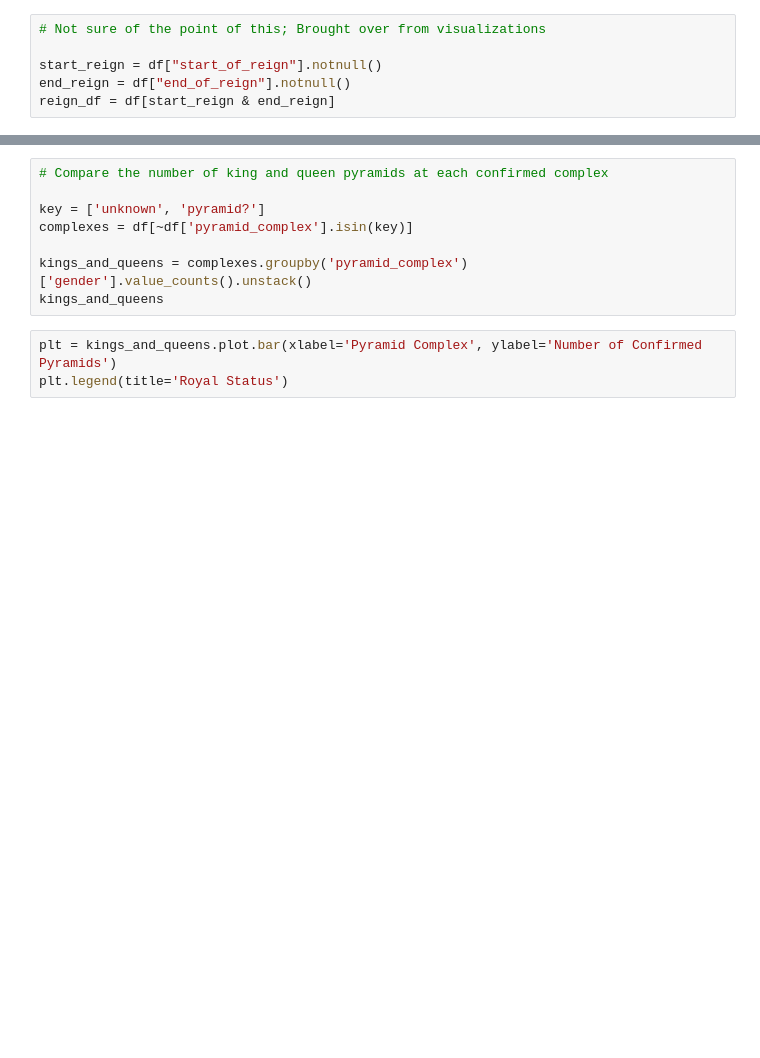
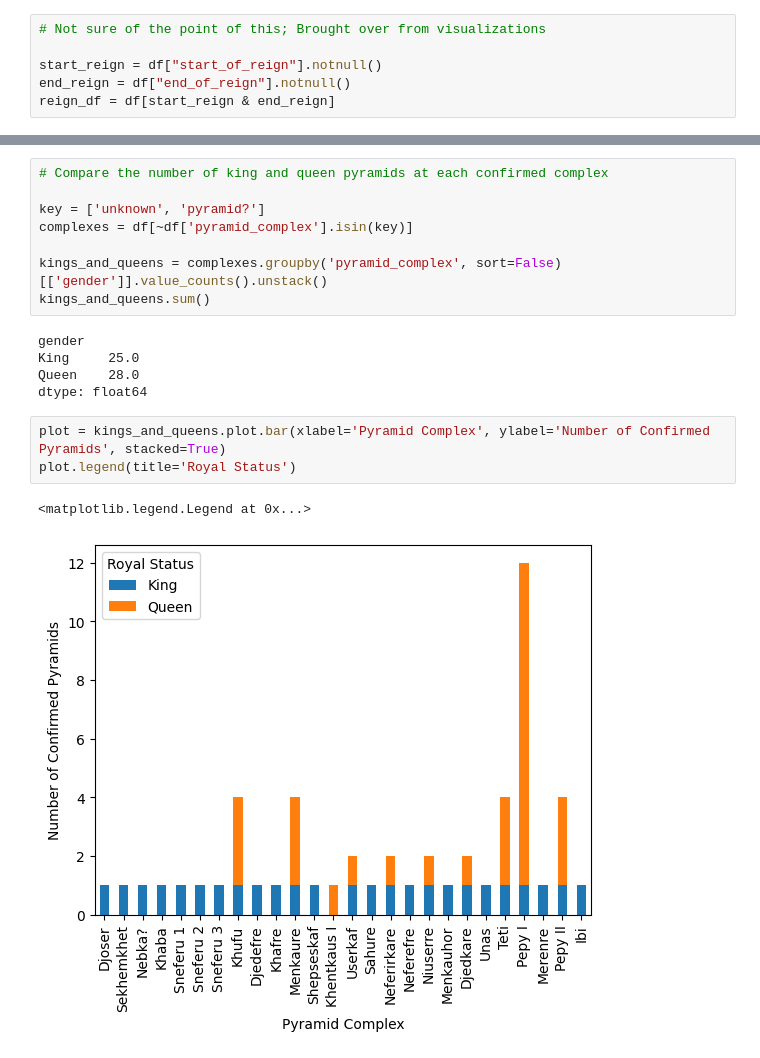
Before and after one commit to brown-ccv/egyptology-viz, a Jupyter notebook: Notebooks/exploration.ipynb, the cells around one changed output, grey strips where cells are left out. Saved outputs shown, nothing was run; the diff lists cells and outputs as text; blank space fills up the shorter version.

Commit message:
Attempt at recreating Camillo's proposed visual

```diff
--- a/Notebooks/exploration.ipynb
+++ b/Notebooks/exploration.ipynb
@@ -36,11 +51,19 @@ queens[['gender', 'pyramid_complex']].groupby('pyramid_complex').count()
 key = ['unknown', 'pyramid?']
 complexes = df[~df['pyramid_complex'].isin(key)]
 
-kings_and_queens = complexes.groupby('pyramid_complex')['gender'].value_counts().unstack()
-kings_and_queens
+kings_and_queens = complexes.groupby('pyramid_complex', sort=False)[['gender']].value_counts().unstack()
+kings_and_queens.sum()
+# %% [output]
+gender
+King     25.0
+Queen    28.0
+dtype: float64
 # %%
-plt = kings_and_queens.plot.bar(xlabel='Pyramid Complex', ylabel='Number of Confirmed Pyramids')
-plt.legend(title='Royal Status')
+plot = kings_and_queens.plot.bar(xlabel='Pyramid Complex', ylabel='Number of Confirmed Pyramids', stacked=True)
+plot.legend(title='Royal Status')
+# %% [output]
+<matplotlib.legend.Legend at 0x...>
+[figure, added]
 # %%
 # Count all known casing types
 
```
Also changed, not shown: parts of 9 cells of this notebook.
